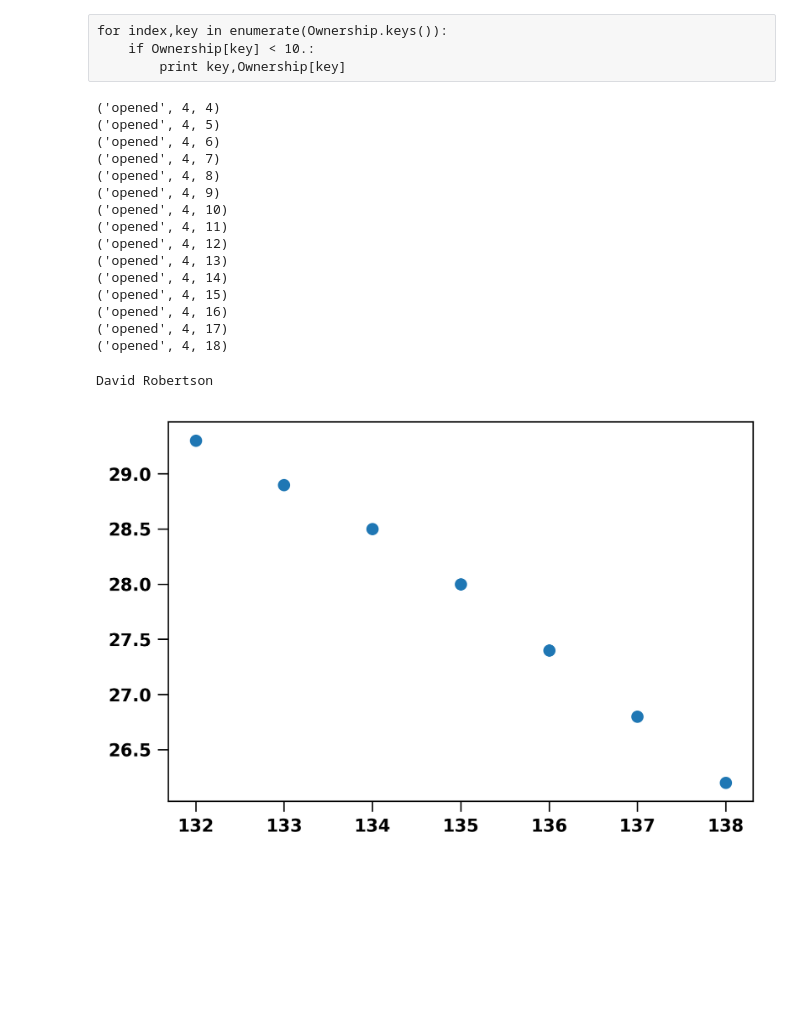
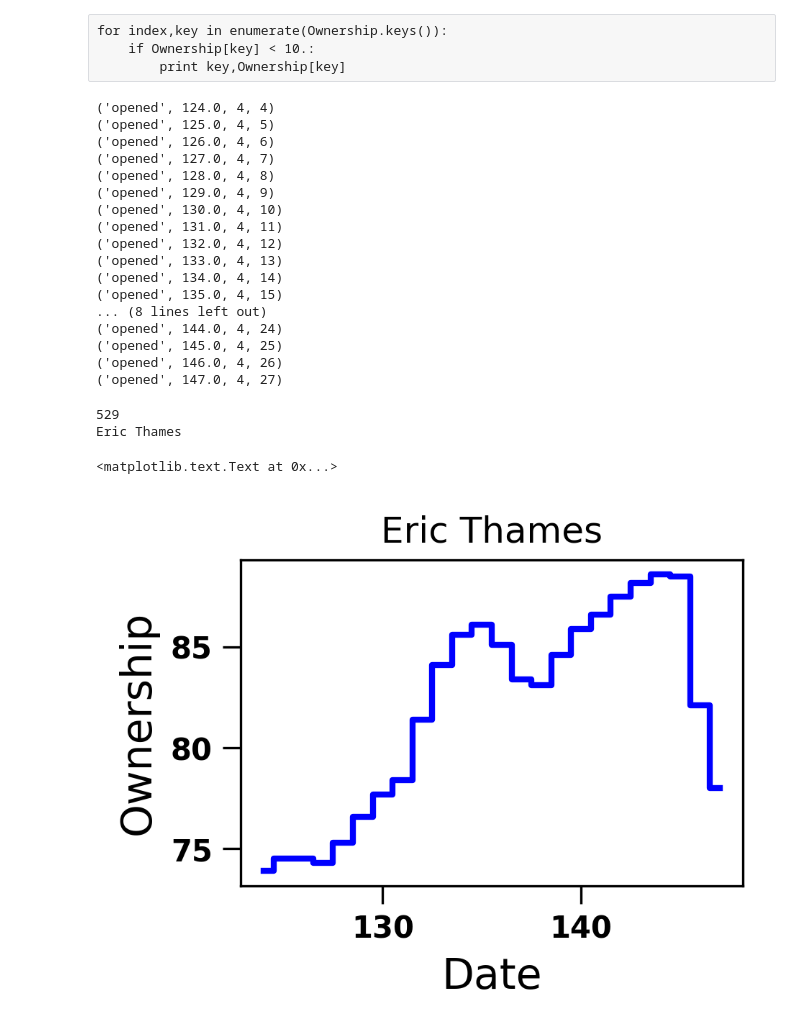
Before and after one commit to fantasy-toolz/2017-MLB-Analysis, a Jupyter notebook: league_notebooks/27-ESPN-Ownership-Data.ipynb, the cells around one changed output. Saved outputs shown, nothing was run; the diff lists cells and outputs as text; code cells hidden in the pictures; blank space fills up the shorter version.

```diff
--- a/league_notebooks/27-ESPN-Ownership-Data.ipynb
+++ b/league_notebooks/27-ESPN-Ownership-Data.ipynb
@@ -179,7 +174,7 @@ for mo in mos:
 
         try:
             f = open('ownership-archive/2018-{0:02d}-{1:02d}_poss.txt'.format(int(mo),int(day)))
-            print('opened',mo,day)
+            print('opened',float(np.sum(modays[0:mo])+day),mo,day)
 
             for line in f:
                 q = [d for d in line.split()]
@@ -196,27 +191,38 @@ for mo in mos:
         except:
             pass
 # %% [output]
-('opened', 4, 4)
-('opened', 4, 5)
-('opened', 4, 6)
-('opened', 4, 7)
-('opened', 4, 8)
-('opened', 4, 9)
-('opened', 4, 10)
-('opened', 4, 11)
-('opened', 4, 12)
-('opened', 4, 13)
-('opened', 4, 14)
-('opened', 4, 15)
-('opened', 4, 16)
-('opened', 4, 17)
-('opened', 4, 18)
+('opened', 124.0, 4, 4)
+('opened', 125.0, 4, 5)
+('opened', 126.0, 4, 6)
+('opened', 127.0, 4, 7)
+('opened', 128.0, 4, 8)
+('opened', 129.0, 4, 9)
+('opened', 130.0, 4, 10)
+('opened', 131.0, 4, 11)
+('opened', 132.0, 4, 12)
+('opened', 133.0, 4, 13)
+('opened', 134.0, 4, 14)
+('opened', 135.0, 4, 15)
+... (8 lines left out)
+('opened', 144.0, 4, 24)
+('opened', 145.0, 4, 25)
+('opened', 146.0, 4, 26)
+('opened', 147.0, 4, 27)
 # %%
-#print([key for key in PDict.keys()])
+print(len(np.array([key for key in PDict.keys()])))
 
-for pp in ['David Robertson']:
+plt.figure(figsize=(3,2))
+player = 'Eric Thames'
+
+for pp in [player]:
     print(pp)
-    plt.scatter(np.array(PDict[pp])[:,0],np.array(PDict[pp])[:,1])
+    plt.plot(np.array(PDict[pp])[:,0],np.array(PDict[pp])[:,1],linestyle='steps-mid',color='blue')
+
+plt.xlabel('Date',size=14)
+plt.ylabel('Ownership',size=14)
+plt.title(player)
 # %% [output]
-David Robertson
+529
+Eric Thames
+<matplotlib.text.Text at 0x...>
-[figure, old version]
+[figure, new version]
```
Also changed, not shown: parts of 2 cells of this notebook, 20 other files.
